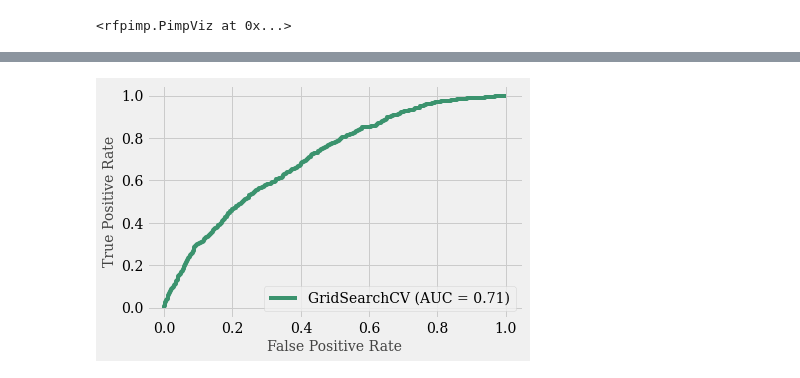
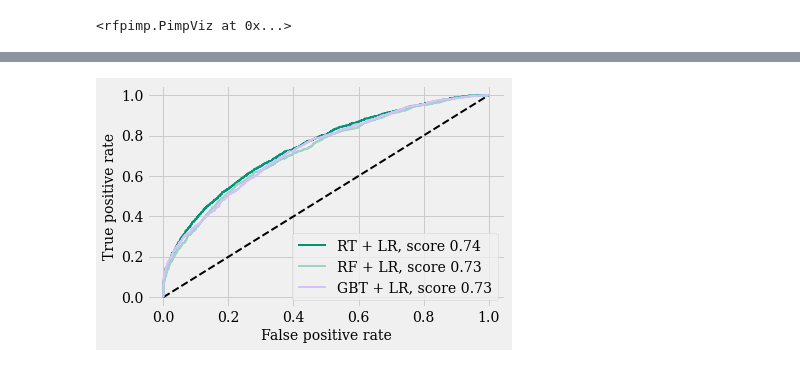
Before and after one commit to MariaLavrovskaya/datascience, a Jupyter notebook: loans/data-classifier.ipynb, the cells around one changed output, grey strips where cells are left out. Drawn from its saved outputs; the diff is of its cells as text; code cells hidden in the pictures.

```diff
--- a/loans/data-classifier.ipynb
+++ b/loans/data-classifier.ipynb
@@ -116,8 +125,0 @@ TypeError: xlabel() missing 1 required positional argument: 'xlabel'
-# %%
-with sns.diverging_palette(150, 275, s=80, l=55, n=1):
-    logit_auc.plot()
-plt.xlabel('False Positive Rate', {'fontsize':'medium', 'color':GREY})
-plt.ylabel('True Positive Rate', {'fontsize':'medium', 'color':GREY})
-plt.show()
-# %% [output]
-[figure, removed]
@@ -125,0 +126,65 @@ plt.show()
+# %%
+# Using embedding models:
+X_train, X_test, y_train, y_test = train_test_split(X, y, test_size=0.5,stratify=y)
+
+# Preprocessing the data
+train_pipeline = Pipeline(steps=[
+    ('preprocessing', col_transform),
+    ('over', over)])
+X_train, y_train = train_pipeline.fit_resample(X_train, y_train)
+
+test_pipeline = Pipeline(steps=[
+    ('preprocessing', col_transform)])
+
+X_test, y_test = train_pipeline.fit_resample(X_test, y_test)
+
+X_train, X_train_lr, y_train, y_train_lr = train_test_split(
+    X_train, y_train, test_size=0.5,stratify=y_train)
+
+# Unsupervised transformation based on totally random trees
+rt = RandomTreesEmbedding(max_depth=3, n_estimators=50,
+                          random_state=0)
+
+rt_lm = LogisticRegressionCV(max_iter=10000, cv=5, solver='lbfgs', scoring='roc_auc')
+pipeline = make_pipeline(rt, rt_lm)
+pipeline.fit(X_train, y_train)
+y_pred_rt = pipeline.predict_proba(X_test)[:, 1]
+fpr_rt_lm, tpr_rt_lm, _ = roc_curve(y_test, y_pred_rt)
+
+# Supervised transformation based on random forests
+rf = RandomForestClassifier(max_depth=3, n_estimators=50, oob_score=True,max_features='sqrt')
+rf_enc = OneHotEncoder()
+rf_lm = LogisticRegressionCV(max_iter=10000, cv=5, solver='lbfgs', scoring='roc_auc')
+rf.fit(X_train, y_train)
+rf_enc.fit(rf.apply(X_train))
+rf_lm.fit(rf_enc.transform(rf.apply(X_train_lr)), y_train_lr)
+y_pred_rf_lm = rf_lm.predict_proba(rf_enc.transform(rf.apply(X_test)))[:, 1]
+fpr_rf_lm, tpr_rf_lm, _ = roc_curve(y_test, y_pred_rf_lm)
+
+# Supervised transformation based on gradient boosted trees
+grd = GradientBoostingClassifier(n_estimators=50)
+grd_enc = OneHotEncoder()
+grd_lm = LogisticRegressionCV(max_iter=1000, cv=5, solver='lbfgs', scoring='roc_auc')
+grd.fit(X_train, y_train)
+grd_enc.fit(grd.apply(X_train)[:, :, 0])
+grd_lm.fit(grd_enc.transform(grd.apply(X_train_lr)[:, :, 0]), y_train_lr)
+
+y_pred_grd_lm = grd_lm.predict_proba(
+    grd_enc.transform(grd.apply(X_test)[:, :, 0]))[:, 1]
+fpr_grd_lm, tpr_grd_lm, _ = roc_curve(y_test, y_pred_grd_lm)
+
+
+
+
+with sns.diverging_palette(160, 275, s=100, l=55, n=4):
+    plt.figure(1)
+    plt.plot([0, 1], [0, 1], 'k--')
+    plt.plot(fpr_rt_lm, tpr_rt_lm, label='RT + LR, score {:0.2f}'.format(roc_auc_score(y_test,y_pred_rt)))
+    plt.plot(fpr_rf_lm, tpr_rf_lm, label='RF + LR, score {:0.2f}'.format(roc_auc_score(y_test,y_pred_rf_lm)))
+    plt.plot(fpr_grd_lm, tpr_grd_lm, label='GBT + LR, score {:0.2f}'.format(roc_auc_score(y_test,y_pred_grd_lm)))
+    plt.xlabel('False positive rate', {'fontsize':'medium'})
+    plt.ylabel('True positive rate', {'fontsize':'medium'})
+    plt.legend(loc='best', fancybox=True, frameon=True)
+    PimpViz()
+# %% [output]
+[figure, added]
```
Also changed, not shown: parts of 4 cells of this notebook.
